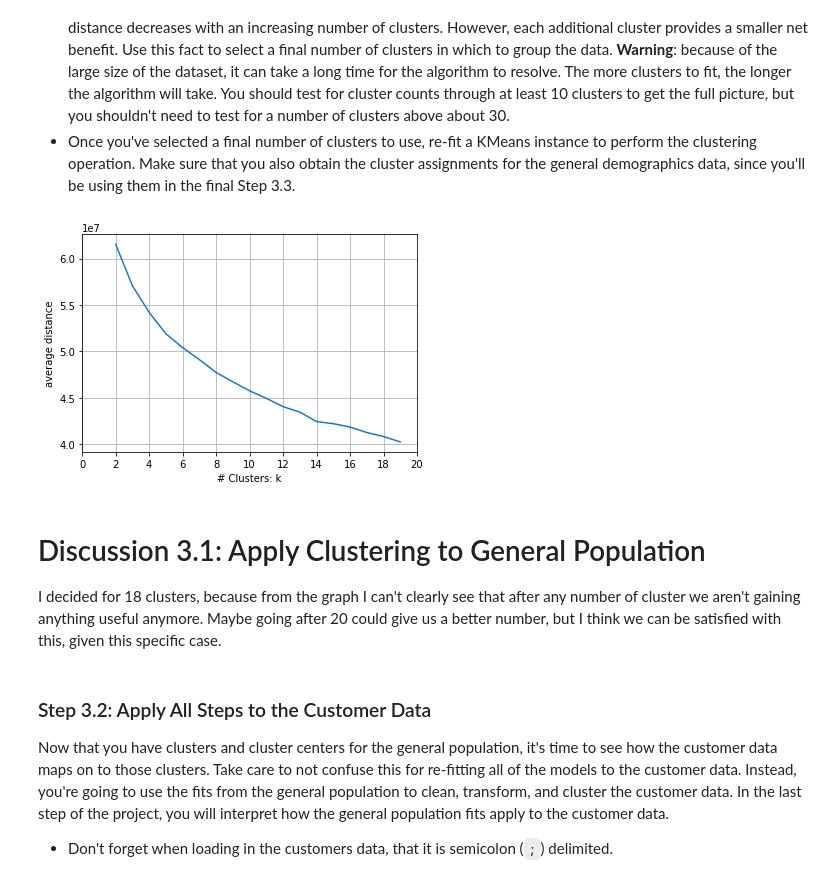
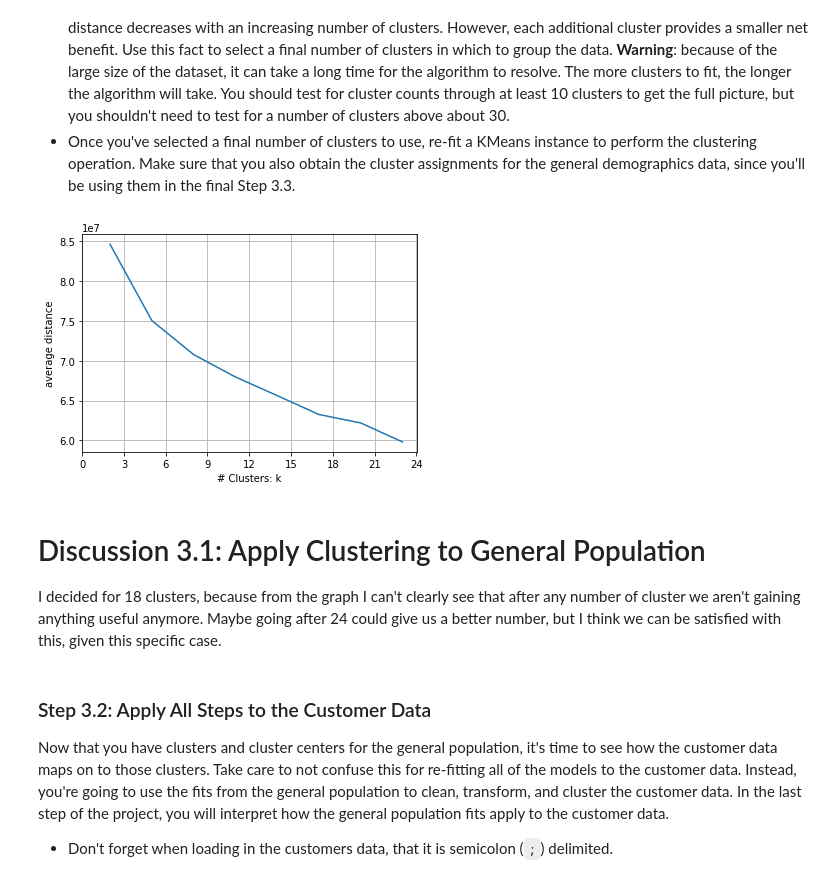
Before and after one commit to MyWay/Identify-customer-segments, a Jupyter notebook: Identify_Customer_Segments.ipynb, the cells around one changed output. Drawn from its saved outputs; the diff is of its cells as text; code cells hidden in the pictures.

```diff
--- a/Identify_Customer_Segments.ipynb
+++ b/Identify_Customer_Segments.ipynb
@@ -501,24 +531,27 @@ azdias_low['CAMEO_INTL_2015'].isnull().sum()
 # %%
-def decode_wealth(key):
-    if len(str(key)) == 2:
+# Mapping from Data_Dictionary
+def decode_wealth(digit):
+    if len(str(digit)) == 2:
         try:
-            tens = int(str(key)[0])
+            tens = int(str(digit)[0])
             return tens
         except ValueError:
-            print('Replacing {} by NaN'.format(key))
+            print('Replacing {} by NaN'.format(digit))
             return np.nan
     else:
+        print('Replacing by NaN')
         return np.nan
 
-def decode_life(key):
-    if len(str(key)) == 2:
+def decode_life(digit):
+    if len(str(digit)) == 2:
         try:
-            tens = int(str(key)[1])
-            return tens
+            units = int(str(digit)[1])
+            return units
         except ValueError:
-            print('Replacing {} by NaN'.format(key))
+            print('Replacing {} by NaN'.format(digit))
             return np.nan
     else:
+        print('Replacing by NaN')
         return np.nan
 
 azdias_low['CAMEO_INTL_2015_WEALTH'] = azdias_low['CAMEO_INTL_2015'].apply(decode_wealth)
@@ -723,7 +794,7 @@ Before we apply dimensionality reduction techniques to the data, we need to perf
 # do that now.
 from sklearn.impute import SimpleImputer
 
-imputer = SimpleImputer()
+imputer = SimpleImputer(strategy='mean')
 azdias_imputed = pd.DataFrame(imputer.fit_transform(azdias_low))
 # %%
 # Apply feature scaling to the general population demographics data.
@@ -746,6 +861,7 @@ On your scaled data, you are now ready to apply dimensionality reduction techniq
 # %%
-# Apply PCA to the data.
-from sklearn.decomposition import PCA
+# Re-apply PCA to the data while selecting for number of components to retain.
+n_components=60
+pca = PCA(n_components=n_components, random_state=10)
+azdias_pca = pca.fit_transform(azdias_scaled)
 
-pca = PCA()
-azdias_pca = pca.fit_transform(azdias_scaled)
+pca.explained_variance_ratio_.sum()
@@ -902,22 +997,22 @@ model_score = []
 
 # run k-means clustering on the data and...
 kmeans_scores = []
-for i in range(2, 20, 1):
+for i in range(2, 24, 3):
     kmeans = KMeans(i).fit(azdias_pca)
     # compute the average within-cluster distances.
     model_score.append(abs(kmeans.score(azdias_pca)))
 # %%
 # Investigate the change in within-cluster distance across number of clusters.
 # HINT: Use matplotlib's plot function to visualize this relationship.
-clusters = list(range(2, 20, 1))
+clusters = list(range(2, 24, 3))
 fig, ax = plt.subplots()
 ax.plot(clusters, model_score)
 ax.set(ylabel='average distance', xlabel='# Clusters: k')
 ax.grid()
-plt.xticks(np.arange(0,22,2))
+plt.xticks(np.arange(0, 26, 3))
 plt.show()
 # %% [output]
-[figure, old version]
+[figure, new version]
 # %%
 # Re-fit the k-means model with the selected number of clusters and obtain
 # cluster predictions for the general population demographics data.
@@ -928,7 +1023,7 @@ kmeans_pred = kmeans.predict(azdias_pca)
 # %% [markdown]
 # Discussion 3.1: Apply Clustering to General Population
 
-I decided for 18 clusters, because from the graph I can't clearly see that after any number of cluster we aren't gaining anything useful anymore. Maybe going after 20 could give us a better number, but I think we can be satisfied with this, given this specific case.
+I decided for 18 clusters, because from the graph I can't clearly see that after any number of cluster we aren't gaining anything useful anymore. Maybe going after 24 could give us a better number, but I think we can be satisfied with this, given this specific case.
 # %% [markdown]
 ### Step 3.2: Apply All Steps to the Customer Data
 
```
Also changed, not shown: parts of 48 cells of this notebook.
